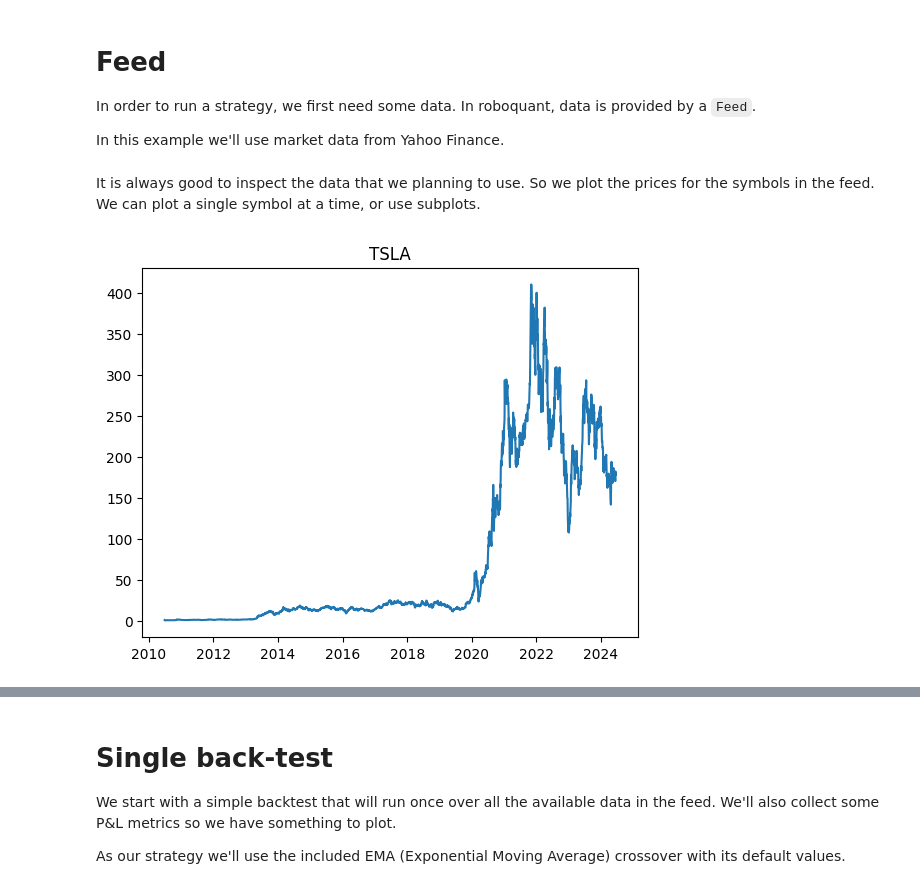
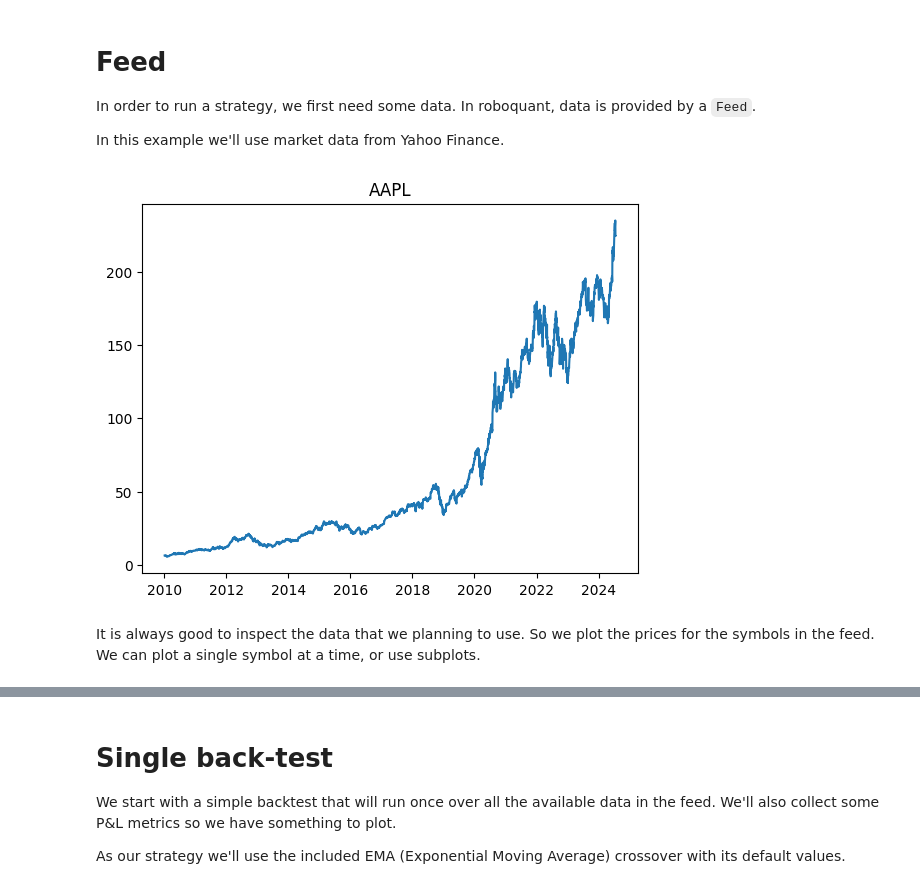
Before and after one commit to neurallayer/roboquant-notebooks, a Jupyter notebook: intro_roboquant.ipynb, the cells around one changed output, grey strips where cells are left out. Drawn from its saved outputs; the diff is of its cells as text; code cells hidden in the pictures.

```diff
--- a/intro_roboquant.ipynb
+++ b/intro_roboquant.ipynb
@@ -15,13 +16,13 @@ In order to run a strategy, we first need some data. In roboquant, data is provi
 In this example we'll use market data from Yahoo Finance.
 # %%
 feed = rq.feeds.YahooFeed("TSLA", "AAPL", "F", "JPM", start_date="2010-01-01")
+asset = feed.assets()[0]
+feed.plot(plt, asset)
+# %% [output]
+[figure, added]
 # %% [markdown]
 It is always good to inspect the data that we planning to use. So we plot the prices for the symbols in the feed.
 We can plot a single symbol at a time, or use subplots.
-# %%
-feed.plot(plt, "TSLA")
-# %% [output]
-[figure, removed]
 # %%
 _, axs = plt.subplots(2,2, figsize=(12, 8))
 
```
Also changed, not shown: parts of 7 cells of this notebook, 1 other file.
